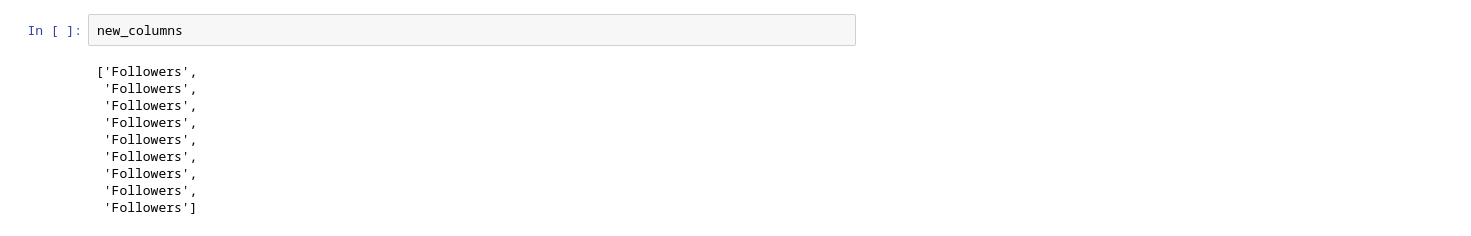
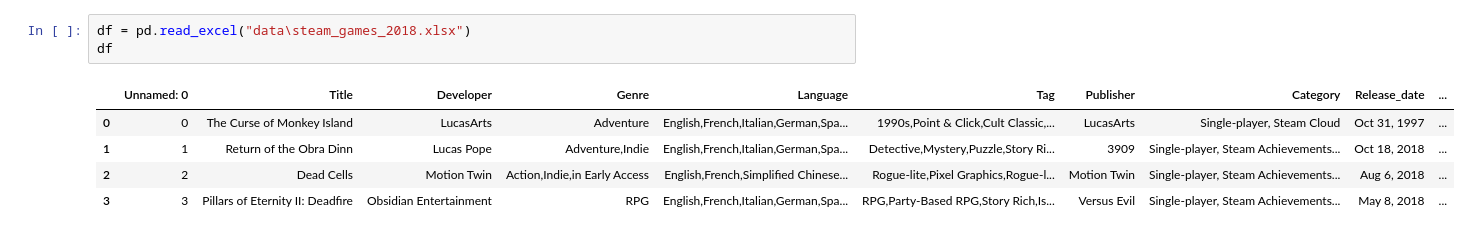
Before and after one commit to fabriziocucina/steam_eda, a Jupyter notebook: test.ipynb, the cells around one changed output. Drawn from its saved outputs; the diff is of its cells as text.

```diff
--- a/test.ipynb
+++ b/test.ipynb
@@ -69,12 +46,9 @@ data
-# %%
-new_columns
-# %% [output]
-['Followers',
- 'Followers',
- 'Followers',
- 'Followers',
- 'Followers',
- 'Followers',
- 'Followers',
- 'Followers',
- 'Followers']
+# %%
+df = pd.read_excel("data\steam_games_2018.xlsx")
+df
+# %% [output]
+|  | Unnamed: 0 | Title | Developer | Genre | Language | Tag | Publisher | Category | Release_date | ... |
+| 0 | 0 | The Curse of Monkey Island | LucasArts | Adventure | English,French,Italian,German,Spa... | 1990s,Point & Click,Cult Classic,... | LucasArts | Single-player, Steam Cloud | Oct 31, 1997 | ... |
+| 1 | 1 | Return of the Obra Dinn | Lucas Pope | Adventure,Indie | English,French,Italian,German,Spa... | Detective,Mystery,Puzzle,Story Ri... | 3909 | Single-player, Steam Achievements... | Oct 18, 2018 | ... |
+| 2 | 2 | Dead Cells | Motion Twin | Action,Indie,in Early Access | English,French,Simplified Chinese... | Rogue-lite,Pixel Graphics,Rogue-l... | Motion Twin | Single-player, Steam Achievements... | Aug 6, 2018 | ... |
+| 3 | 3 | Pillars of Eternity II: Deadfire | Obsidian Entertainment | RPG | English,French,Italian,German,Spa... | RPG,Party-Based RPG,Story Rich,Is... | Versus Evil | Single-player, Steam Achievements... | May 8, 2018 | ... |
```
Also changed, not shown: parts of 6 cells of this notebook, 4 other files.
